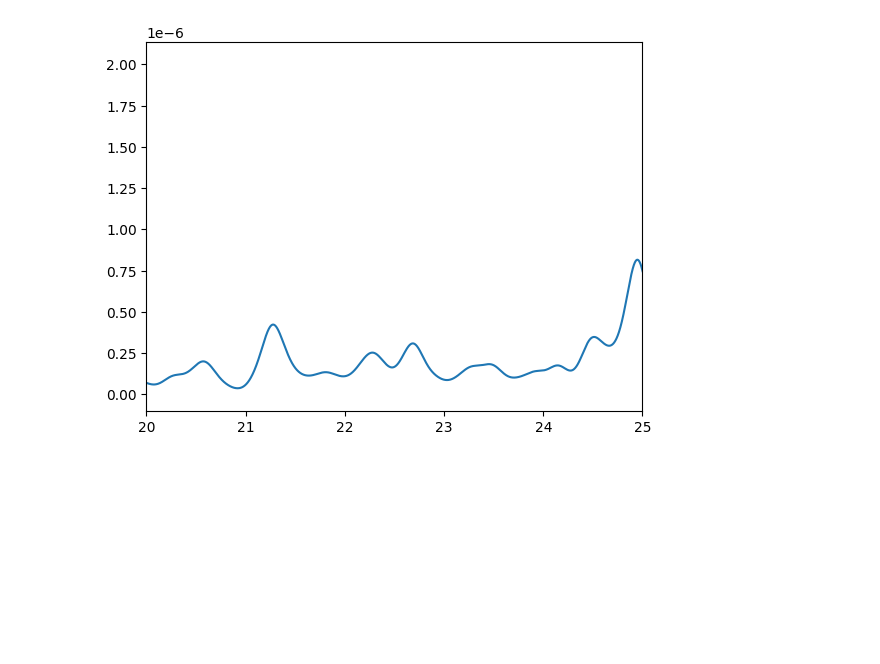
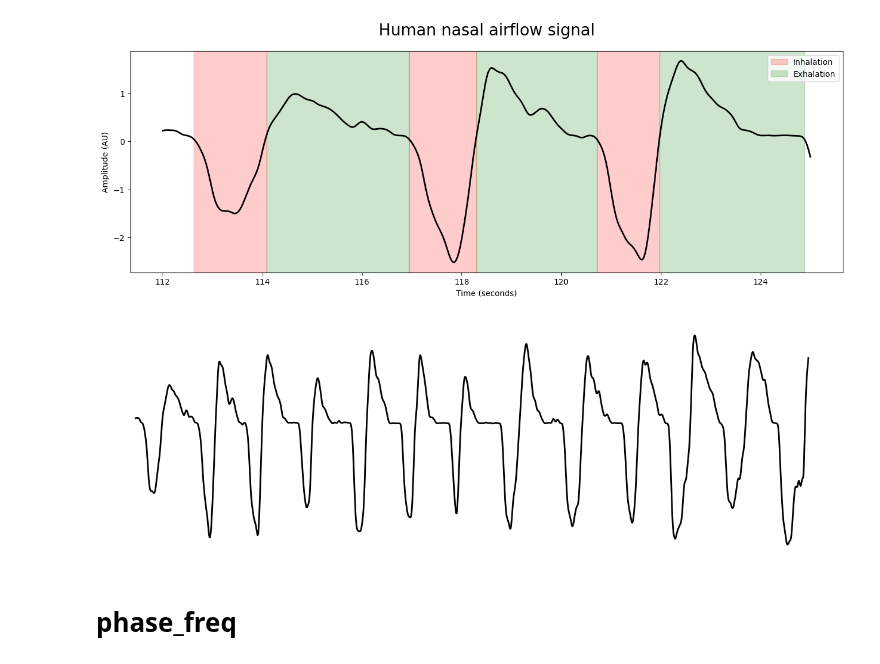
Before and after one commit to ValentinGhibaudo/Emosens_3, a Jupyter notebook: sandbox.ipynb, the cells around one changed output. Saved outputs shown, nothing was run; the diff lists cells and outputs as text; code cells hidden in the pictures; blank space fills up the shorter version.

```diff
--- a/sandbox.ipynb
+++ b/sandbox.ipynb
@@ -24,2 +26,2 @@ from compute_global_dataframes import hrv_concat_job
 # %%
-run_key = 'P05_odor'
+run_key = 'P10_baseline'
@@ -82,7 +28,9 @@ plt.show()
-# %%
-fig, ax = plt.subplots()
-ax.plot(t, power.mean(axis = 0))
-ax.set_xlim(20,25)
-plt.show()
-# %% [output]
-[figure, removed]
+# %%
+raw_dataset = convert_vhdr_job.get(run_key)
+resp_raw = raw_dataset['raw'].sel(chan='RespiNasale', time = slice(0, session_duration)).values[:-1]
+
+resp_raw = -resp_raw
+srate = raw_dataset['raw'].attrs['srate']
+resp, resp_cycles = physio.compute_respiration(resp_raw, srate, parameter_preset='human_airflow')
+
+t = np.arange(0, resp.size / srate, 1 / srate)
@@ -88,0 +39,51 @@ plt.show()
+# %%
+start, stop = 112 , 125
+
+mask_t = (t >= start) & (t < stop)
+
+resp_cycles_win = resp_cycles[(resp_cycles['inspi_time'] >= start) & (resp_cycles['next_inspi_time'] < stop)]
+
+t_plot = t[mask_t]
+resp_plot = resp[mask_t]
+resp_plot = (resp_plot - np.mean(resp_plot)) / np.std(resp_plot)
+
+fig ,ax = plt.subplots(figsize = (16,5))
+ax.plot(t_plot, resp_plot, lw = 2, color = 'k')
+
+for c, row in resp_cycles_win.iterrows():
+    ax.axvspan(xmin = row['inspi_time'], xmax = row['expi_time'], label = 'Inhalation', color = 'r', alpha = 0.2)
+    ax.axvspan(xmin = row['expi_time'], xmax = row['next_inspi_time'], label = 'Exhalation', color = 'g', alpha = 0.2)
+    if c == resp_cycles_win.index[0]:
+        ax.legend()
+
+ax.set_xlabel('Time (seconds)')
+ax.set_ylabel('Amplitude (AU)')
+
+ax.set_title('Human nasal airflow signal', fontsize = 20, y = 1.05)
+
+fig.savefig(base_folder / 'Figures' / 'Autres' / 'pour_anastazja.png', dpi = 300, bbox_inches = 'tight')
+# %% [output]
+[figure, added]
+# %%
+start, stop = 112 , 165
+
+mask_t = (t >= start) & (t < stop)
+
+resp_cycles_win = resp_cycles[(resp_cycles['inspi_time'] >= start) & (resp_cycles['next_inspi_time'] < stop)]
+
+t_plot = t[mask_t]
+resp_plot = resp[mask_t]
+resp_plot = (resp_plot - np.mean(resp_plot)) / np.std(resp_plot)
+
+fig ,ax = plt.subplots(figsize = (16,5))
+ax.plot(t_plot, resp_plot, lw = 2, color = 'k')
+
+plt.axis(False)
+
+
+
+fig.savefig(base_folder / 'Figures' / 'Autres' / 'pour_anastazja_bis.png', dpi = 300, bbox_inches = 'tight')
+# %% [output]
+[figure, added]
+# %% [markdown]
+# phase_freq
```
Also changed, not shown: parts of 15 cells of this notebook, 7 other files.
